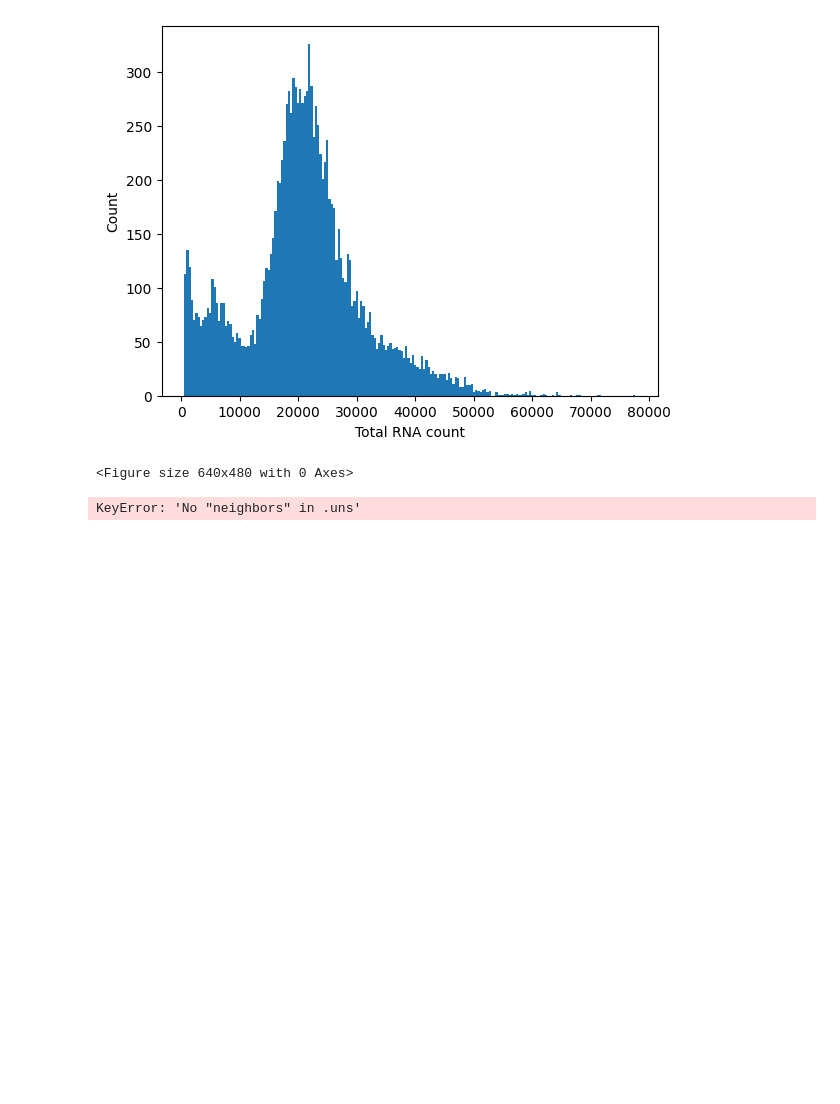
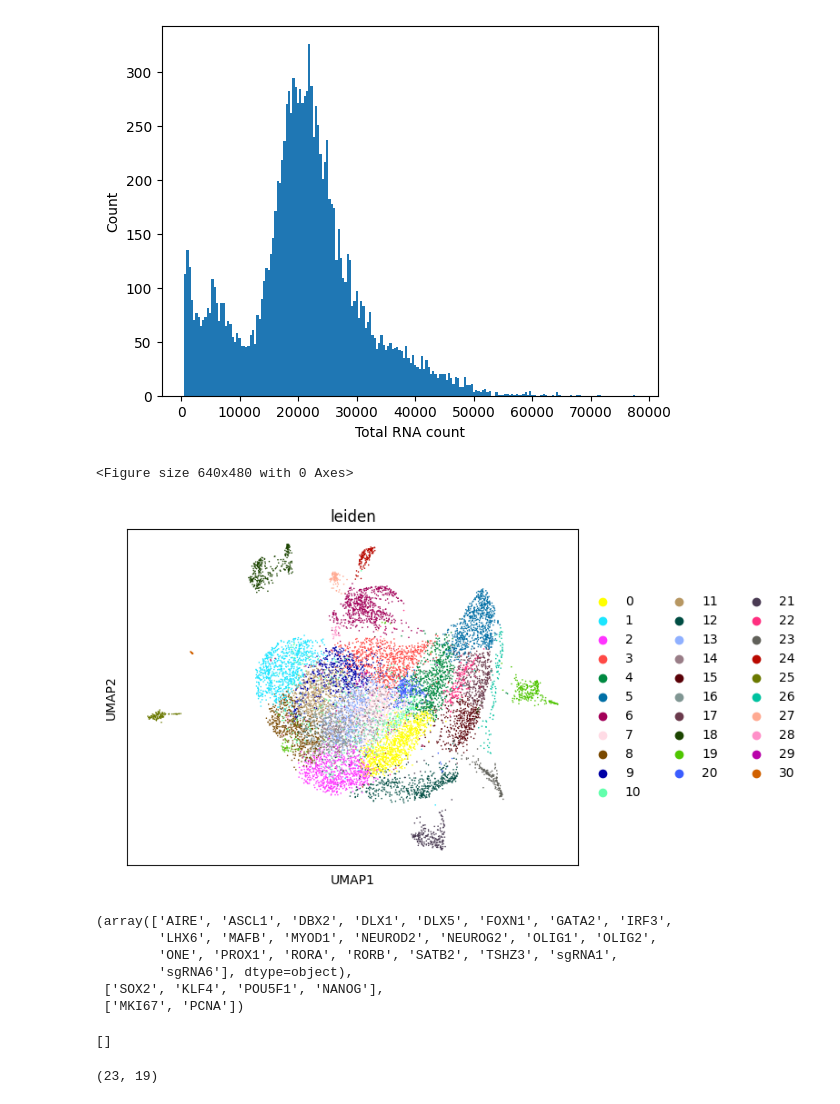
Before and after one commit to vitkl/cell2state_tf_activation, a Jupyter notebook: scripts/Kevin/20230105_multiome_rna_exploration.ipynb, the cells around one changed output. Saved outputs shown, nothing was run; the diff lists cells and outputs as text; code cells hidden in the pictures; blank space fills up the shorter version.

Commit message:
plotted Leiden clustering UMAP

```diff
--- a/scripts/Kevin/20230105_multiome_rna_exploration.ipynb
+++ b/scripts/Kevin/20230105_multiome_rna_exploration.ipynb
@@ -261,5 +262,10 @@ plot_histogram(
 # %%
 # Leiden clustering
 sc.tl.leiden(adata_subset, resolution=2)
+# Plot UMAP
+sc.pl.umap(adata_subset, color=['leiden'],
+           color_map = 'RdPu', ncols = 3, #legend_loc='on data',
+           size=5,
+           legend_fontsize=10)
 # %% [output]
-KeyError: 'No "neighbors" in .uns'
+[figure, added]
@@ -267,0 +272,42 @@ KeyError: 'No "neighbors" in .uns'
+# %%
+ipsc_tf = ['SOX2', 'KLF4', 'POU5F1', 'NANOG']
+cell_cycle = ['MKI67', 'PCNA']
+unique_target_tfs = np.unique(targeted_tfs)
+unique_target_tfs, ipsc_tf, cell_cycle
+# %% [output]
+(array(['AIRE', 'ASCL1', 'DBX2', 'DLX1', 'DLX5', 'FOXN1', 'GATA2', 'IRF3',
+        'LHX6', 'MAFB', 'MYOD1', 'NEUROD2', 'NEUROG2', 'OLIG1', 'OLIG2',
+        'ONE', 'PROX1', 'RORA', 'RORB', 'SATB2', 'TSHZ3', 'sgRNA1',
+        'sgRNA6'], dtype=object),
+ ['SOX2', 'KLF4', 'POU5F1', 'NANOG'],
+ ['MKI67', 'PCNA'])
+# %%
+expected_tfs = [
+'AIRE',
+'ASCL1',
+'DBX2',
+'DLX1',
+'DLX5',
+'FOXN1',
+'GATA2',
+'IRF3',
+'LHX6',
+'MAFB',
+'MYOD1',
+'NEUROD2',
+'NEUROG2',
+'OLIG1',
+'OLIG2',
+'PROX1',
+'RORA',
+'RORB',
+'SATB2',
+]
+
+[i for i in expected_tfs if i not in unique_target_tfs]
+# %% [output]
+[]
+# %%
+len(unique_target_tfs), len(expected_tfs)
+# %% [output]
+(23, 19)
```
Also changed, not shown: parts of 8 cells of this notebook, 2 other files.
